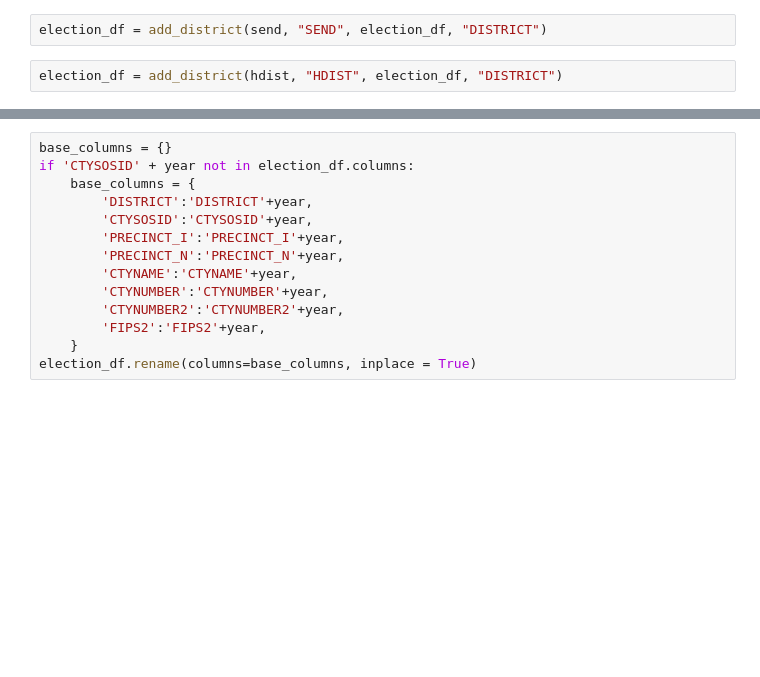
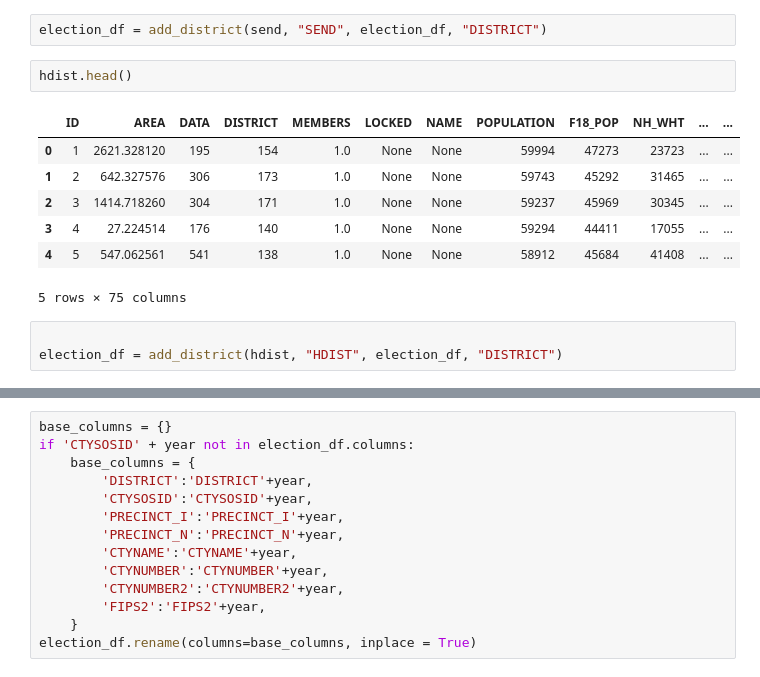
Before and after one commit to eveomett-states/Georgia, a Jupyter notebook: ga.ipynb, the cells around one changed output, grey strips where cells are left out. Drawn from its saved outputs; the diff is of its cells as text; blank space fills up the shorter version.

```diff
--- a/ga.ipynb
+++ b/ga.ipynb
@@ -338,4 +342,15 @@ election_df = add_district(cong_df, "CD", election_df, "DISTRICT")
 # %%
 election_df = add_district(send, "SEND", election_df, "DISTRICT")
+# %%
+hdist.head()
+# %% [output]
+|  | ID | AREA | DATA | DISTRICT | MEMBERS | LOCKED | NAME | POPULATION | F18_POP | NH_WHT | ... | ... |
+| 0 | 1 | 2621.328120 | 195 | 154 | 1.0 | None | None | 59994 | 47273 | 23723 | ... | ... |
+| 1 | 2 | 642.327576 | 306 | 173 | 1.0 | None | None | 59743 | 45292 | 31465 | ... | ... |
+| 2 | 3 | 1414.718260 | 304 | 171 | 1.0 | None | None | 59237 | 45969 | 30345 | ... | ... |
+| 3 | 4 | 27.224514 | 176 | 140 | 1.0 | None | None | 59294 | 44411 | 17055 | ... | ... |
+| 4 | 5 | 547.062561 | 541 | 138 | 1.0 | None | None | 58912 | 45684 | 41408 | ... | ... |
+5 rows × 75 columns
 # %%
+
 election_df = add_district(hdist, "HDIST", election_df, "DISTRICT")
```
Also changed, not shown: parts of 60 cells of this notebook.
